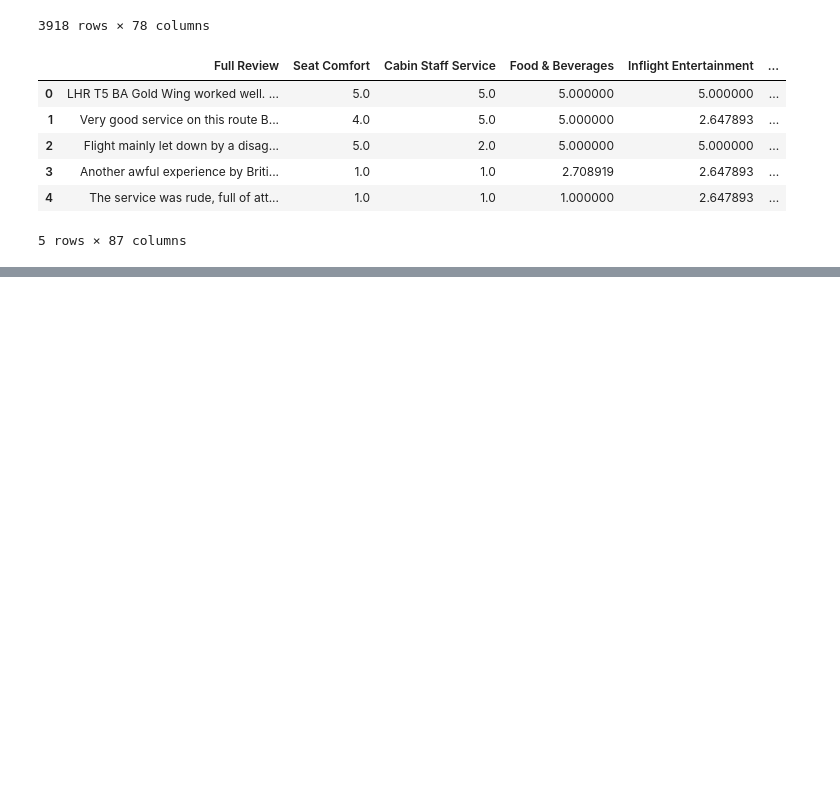
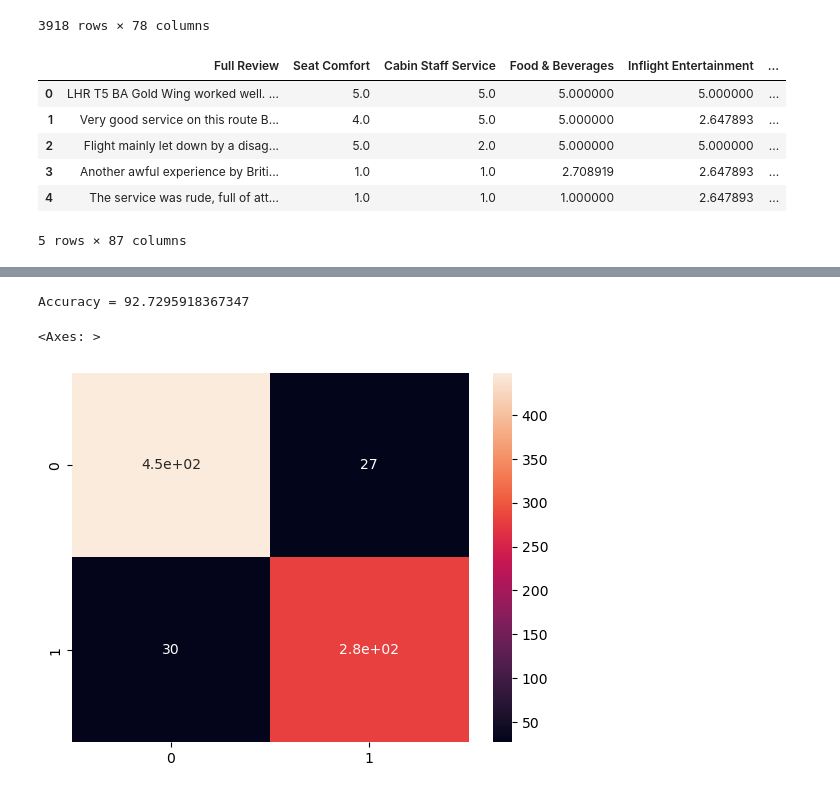
Before and after one commit to ranjansinghds/British-Airways-Job-Simulation, a Jupyter notebook: British_Airways_Task1.ipynb, the cells around one changed output, grey strips where cells are left out. Drawn from its saved outputs; the diff is of its cells as text; code cells hidden in the pictures; blank space fills up the shorter version.

```diff
--- a/British_Airways_Task1.ipynb
+++ b/British_Airways_Task1.ipynb
@@ -559,0 +751,3 @@ british_airways_df.head()
+# %%
+model = LogisticRegression()
+model.fit(X_train, y_train)
@@ -559,0 +756,3 @@ british_airways_df.head()
+# %%
+y_predict = model.predict(X_test)
+y_predict
@@ -559,0 +777,10 @@ british_airways_df.head()
+# %%
+print(f"Accuracy = {100 * accuracy_score(y_test, y_predict)}")
+# %% [output]
+Accuracy = 92.7295918367347
+# %%
+cm = confusion_matrix(y_test, y_predict)
+sns.heatmap(cm, annot=True)
+# %% [output]
+<Axes: >
+[figure, added]
```
Also changed, not shown: parts of 43 cells of this notebook, 1 other file.
